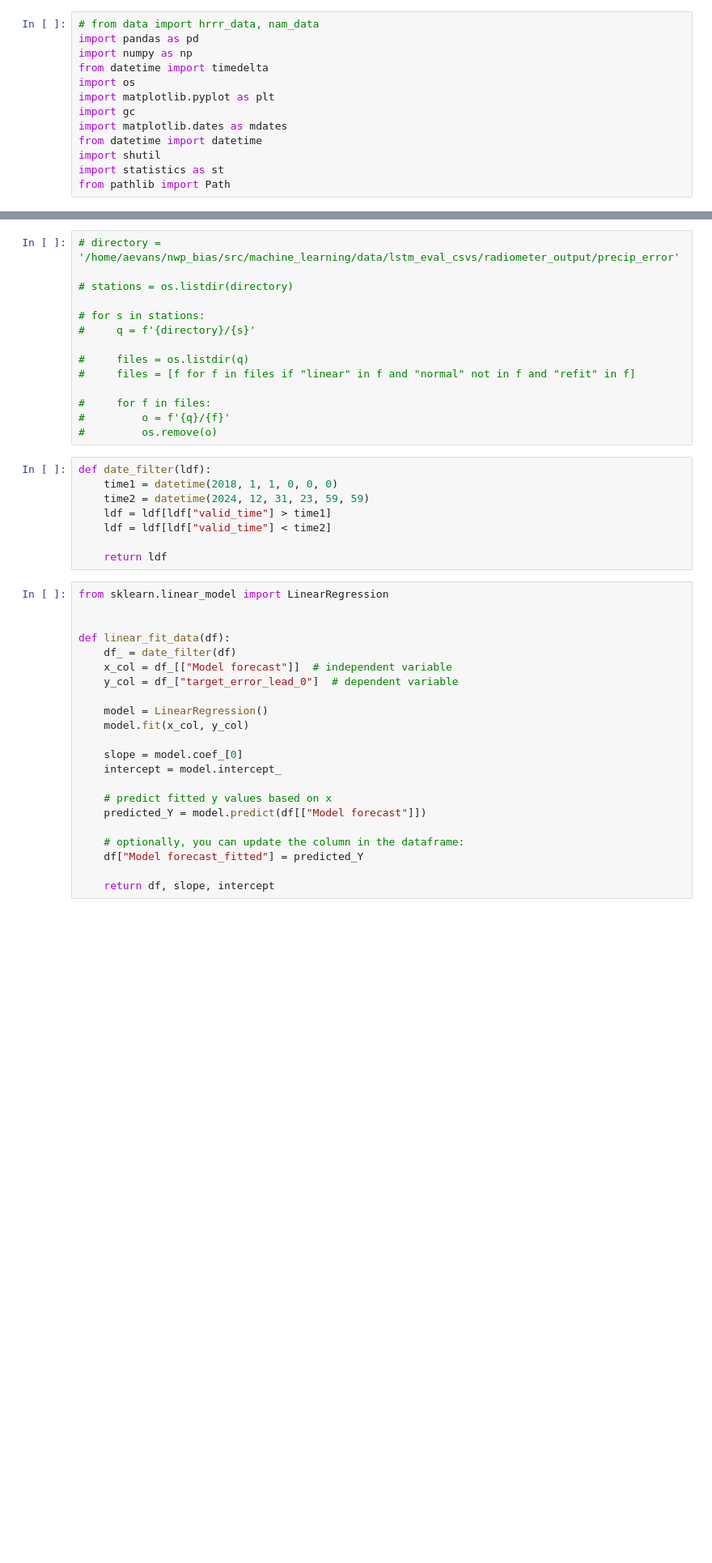
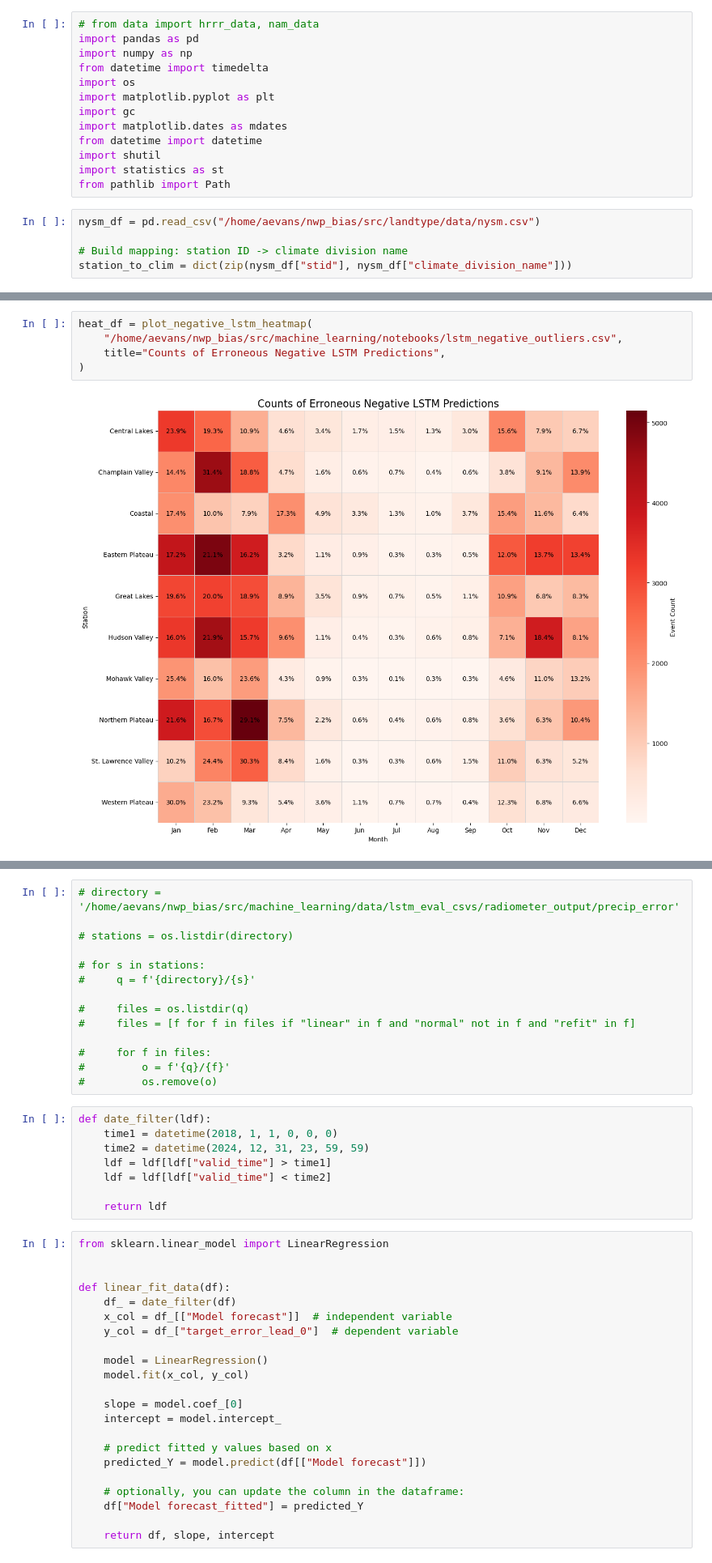
Before and after one commit to shmaronshmevans/nwp_bias, a Jupyter notebook: src/machine_learning/notebooks/scratch.ipynb, the cells around one changed output, grey strips where cells are left out. Shown at 81% size. Saved outputs shown, nothing was run; the diff lists cells and outputs as text; blank space fills up the shorter version.

```diff
--- a/src/machine_learning/notebooks/scratch.ipynb
+++ b/src/machine_learning/notebooks/scratch.ipynb
@@ -24,3 +21,8 @@ from datetime import datetime
 import shutil
 import statistics as st
 from pathlib import Path
+# %%
+nysm_df = pd.read_csv("/home/aevans/nwp_bias/src/landtype/data/nysm.csv")
+
+# Build mapping: station ID -> climate division name
+station_to_clim = dict(zip(nysm_df["stid"], nysm_df["climate_division_name"]))
@@ -26,0 +123,7 @@ from pathlib import Path
+# %%
+heat_df = plot_negative_lstm_heatmap(
+    "/home/aevans/nwp_bias/src/machine_learning/notebooks/lstm_negative_outliers.csv",
+    title="Counts of Erroneous Negative LSTM Predictions",
+)
+# %% [output]
+[figure, added]
```
Also changed, not shown: parts of 14 cells of this notebook, 10 other files.
